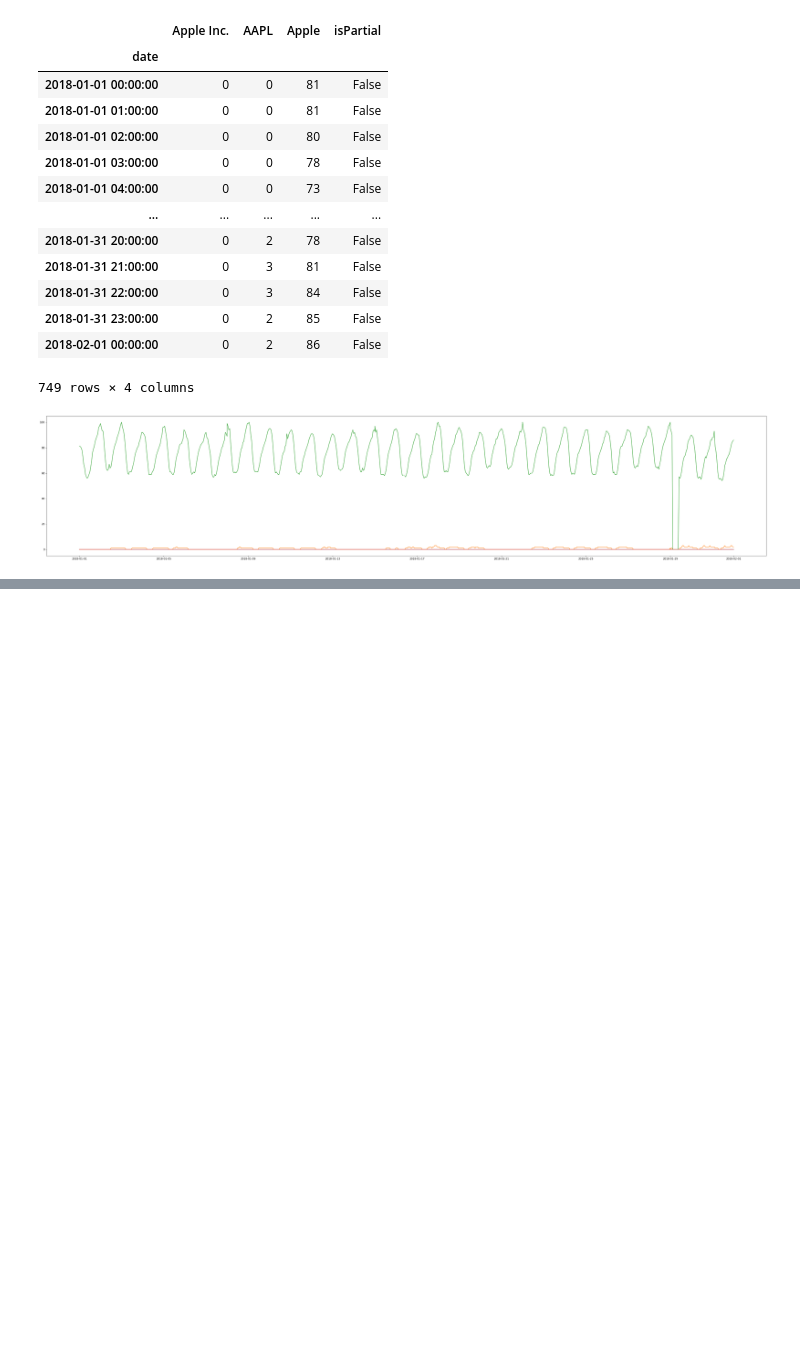
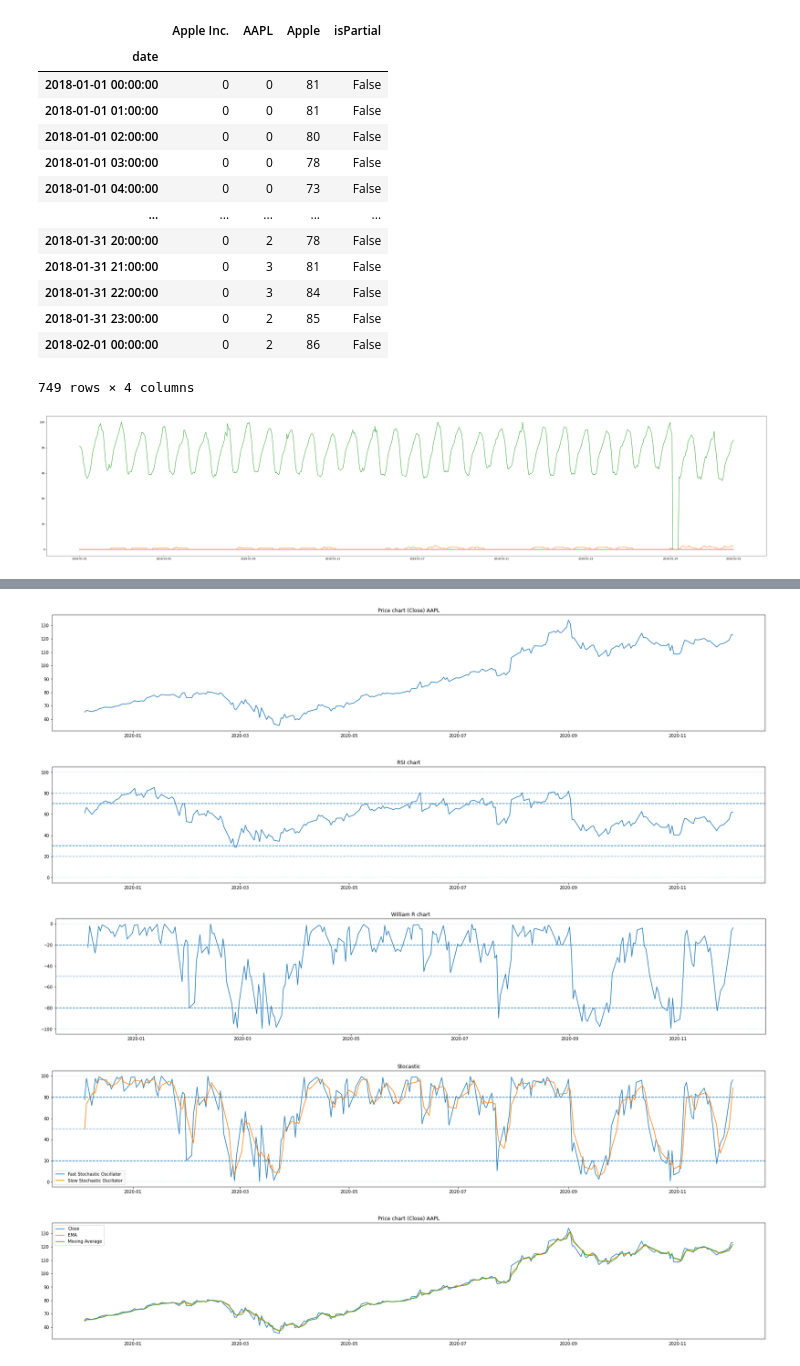
Before and after one commit to Sommerli/stock-prediction, a Jupyter notebook: stock_prediction.ipynb, the cells around one changed output, grey strips where cells are left out. Drawn from its saved outputs; the diff is of its cells as text; code cells hidden in the pictures; blank space fills up the shorter version.

```diff
--- a/stock_prediction.ipynb
+++ b/stock_prediction.ipynb
@@ -127,5 +109,3 @@ plt.plot(stock_open_price.index, stock_open_price.values)
 # %% [output]
 [<matplotlib.lines.Line2D at 0x...>]
 [figure]
-# %%
-df = stock.history(period= "1y")
@@ -290,10 +111,0 @@ df
-# %%
-# Rate of change
-
-def Rate_Of_Change(data, momentum2):
-    ROC = (data/momentum2)*100
-    return ROC
-
-df["ROC"] = Rate_Of_Change(df["Close"], df["Momentum_2"])
-
-df
@@ -400,11 +169,7 @@ def datagetter(TICKER,  interval = '1d', start = '2017-01-01', end = date.today(
     Name =tick.info['shortName']
 
     ### Section where data is from yahoo
-    out_df= tick.history(interval = interval,  start=start, end=end)[['Open','Close']]
-
-    ##Williams %R indicator
-    # williams = out_df['Close'].rolling(14).apply(lambda x: (x.max() -x[-1])/(x.max()- x.min()))     #den er feil
-    # out_df['williams_R'] = williams
+    out_df= tick.history(interval = interval,  start=start, end=end)[['Open','Close',"High","Low"]]
 
     # ### wikipedia data
     wikistart = start.replace('-','')
@@ -446,6 +211,6 @@ Date
 Name: RSI, Length: 254, dtype: float64
 # %%
-stock_data = apple_data[['Open','Close']]
+stock_data = apple_data[['Open','Close',"High", "Low"]]
 wiki_data = apple_data[["wikiviews"]]
 
 print(stock_data, wiki_data)
@@ -551,0 +383,59 @@ all_data.tail(10)
+# %%
+plt.figure(figsize=(30,5))
+plt.plot(all_data.index, all_data['Close'])
+plt.title('Price chart (Close) '+ TICKER)
+plt.show()
+
+plt.figure(figsize=(30,5))
+plt.title('RSI chart')
+plt.plot(all_data.index, all_data['RSI'])
+
+plt.axhline(0, linestyle='--', alpha=0.1)
+plt.axhline(20, linestyle='--', alpha=0.5)
+plt.axhline(30, linestyle='--')
+
+plt.axhline(70, linestyle='--')
+plt.axhline(80, linestyle='--', alpha=0.5)
+plt.axhline(100, linestyle='--', alpha=0.1)
+plt.show()
+
+plt.figure(figsize=(30,5))
+plt.title('William R chart')
+plt.plot(all_data.index, all_data['William_R'])
+
+plt.axhline(0, linestyle='--', alpha=0.1)
+plt.axhline(-20, linestyle='--')
+
+plt.axhline(-50, linestyle='--', alpha=0.5)
+plt.axhline(-80, linestyle='--')
+plt.axhline(-100, linestyle='--', alpha=0.1)
+plt.show()
+
+plt.figure(figsize=(30,5))
+plt.title('Stocastic')
+plt.plot(all_data.index, all_data['S_O'], label = "Fast Stochastic Oscillator")
+plt.plot(all_data["S_O_S"], label = "Slow Stochastic Oscillator")
+plt.legend()
+
+plt.axhline(0, linestyle='--', alpha=0.1)
+plt.axhline(20, linestyle='--')
+
+plt.axhline(50, linestyle='--', alpha=0.5)
+plt.axhline(80, linestyle='--')
+plt.axhline(100, linestyle='--', alpha=0.1)
+plt.show()
+
+fig_estimators = plt.figure(figsize=(30,5))
+ax_estimators = fig_estimators.add_subplot()
+ax_estimators.plot(all_data.index, all_data[['Close']], label = "Close")
+ax_estimators.plot(all_data.index, all_data[["EMA"]], label = "EMA")
+ax_estimators.plot(all_data.index, all_data[["Moving Average"]], label = "Moving Average")
+plt.title('Price chart (Close) ' + TICKER)
+plt.legend()
+plt.show()
+# %% [output]
+[figure, added]
+[figure, added]
+[figure, added]
+[figure, added]
+[figure, added]
```
Also changed, not shown: parts of 18 cells of this notebook.
